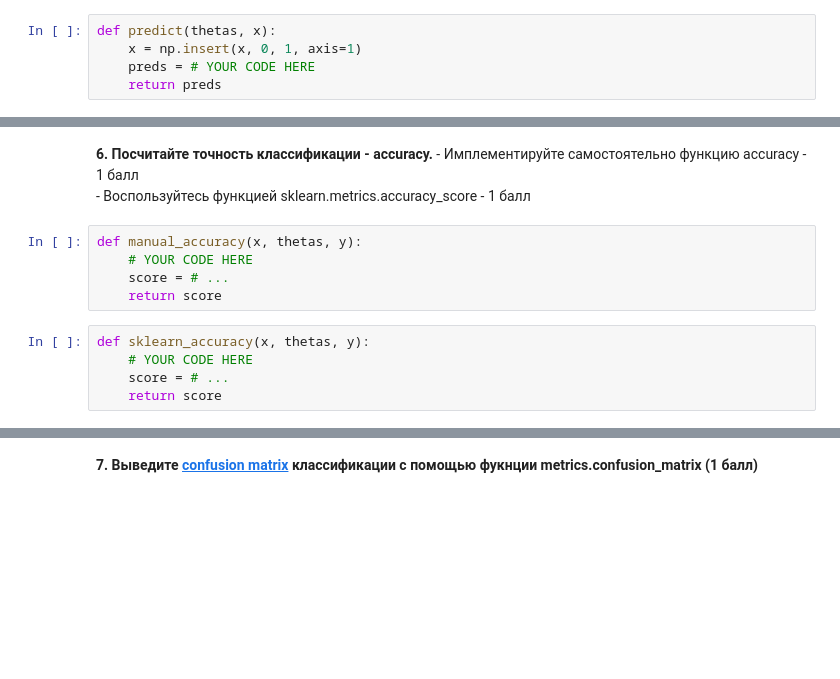
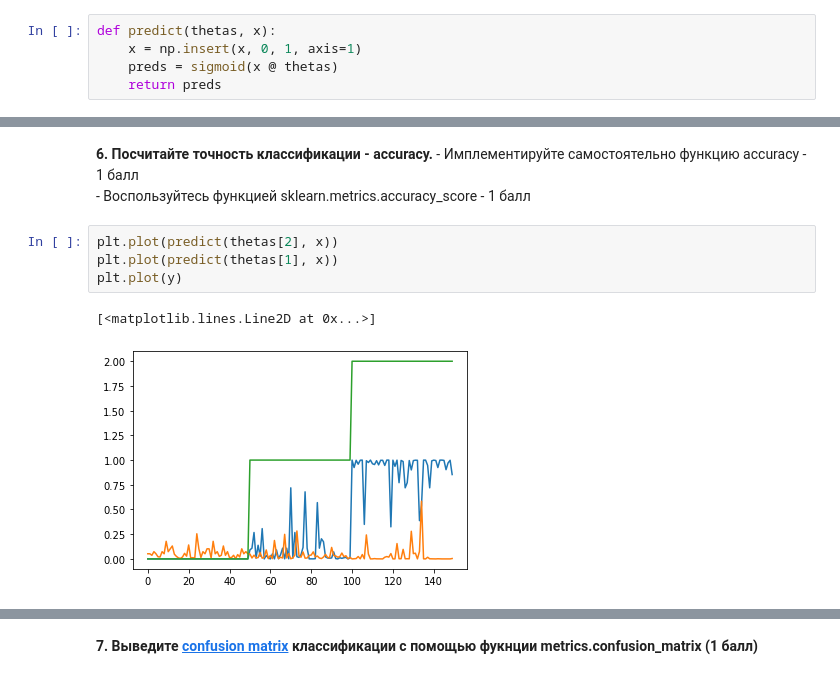
Before and after one commit to koren-v/DataScienceCourse-Hillel, a Jupyter notebook: LogReg for multiclass classification.ipynb, the cells around one changed output, grey strips where cells are left out. Saved outputs shown, nothing was run; the diff lists cells and outputs as text; blank space fills up the shorter version.

```diff
--- a/LogReg for multiclass classification.ipynb
+++ b/LogReg for multiclass classification.ipynb
@@ -121,7 +122,7 @@ def fit(x, y, max_iter=5000, alpha=0.1):
 # %%
 def predict(thetas, x):
     x = np.insert(x, 0, 1, axis=1)
-    preds = # YOUR CODE HERE
+    preds = sigmoid(x @ thetas)
     return preds
 # %% [markdown]
 Запускаем тренировку и строим график функции потерь.
@@ -144,13 +151,10 @@ for theta in [thetas[0],thetas[2]]:
 **6. Посчитайте точность классификации - accuracy.**
     - Имплементируйте самостоятельно функцию accuracy - 1 балл
     - Воспользуйтесь функцией sklearn.metrics.accuracy_score  - 1 балл
-# %%
-def manual_accuracy(x, thetas, y):
-    # YOUR CODE HERE
-    score = # ...
-    return score
-# %%
-def sklearn_accuracy(x, thetas, y):
-    # YOUR CODE HERE
-    score = # ...
-    return score
+# %%
+plt.plot(predict(thetas[2], x))
+plt.plot(predict(thetas[1], x))
+plt.plot(y)
+# %% [output]
+[<matplotlib.lines.Line2D at 0x...>]
+[figure, added]
```
Also changed, not shown: parts of 14 cells of this notebook.
